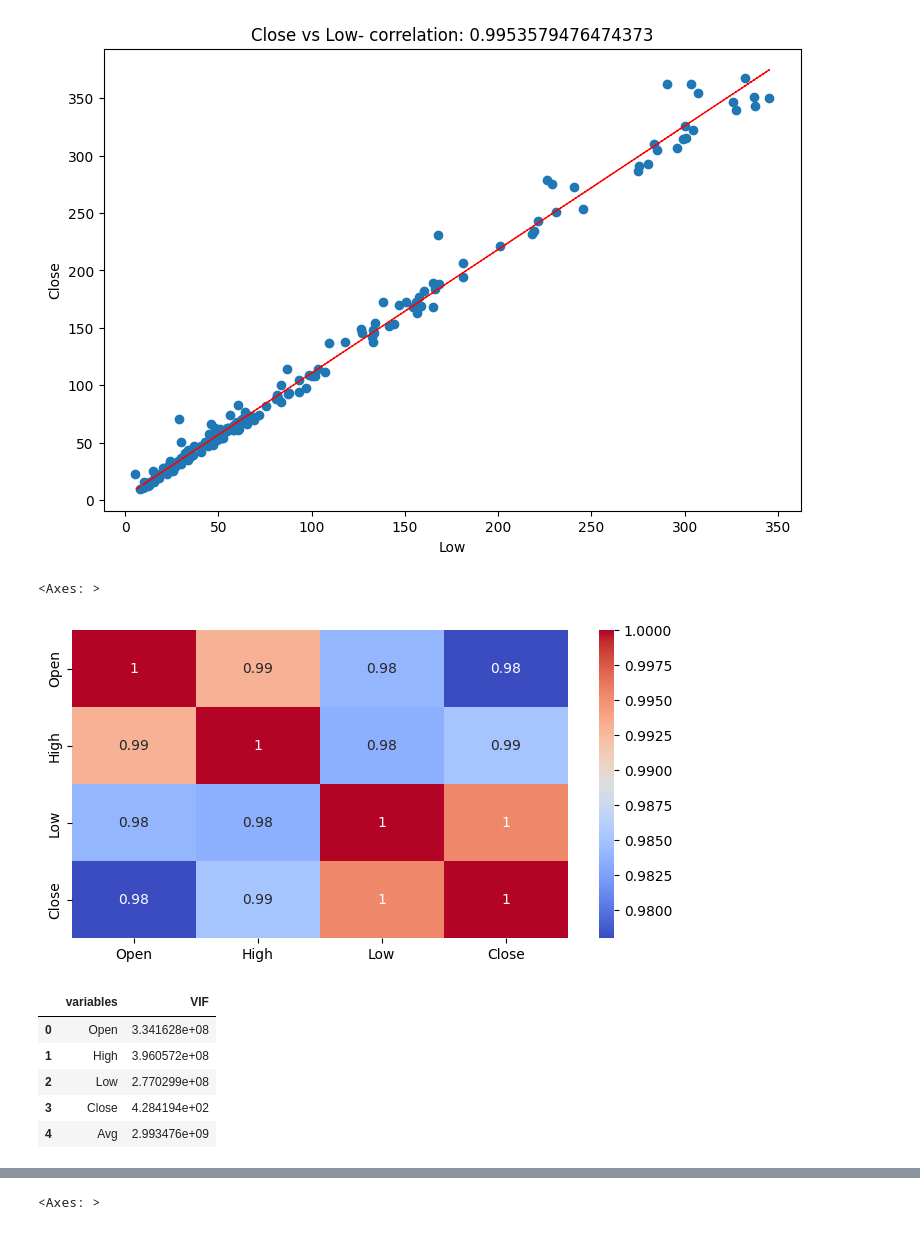
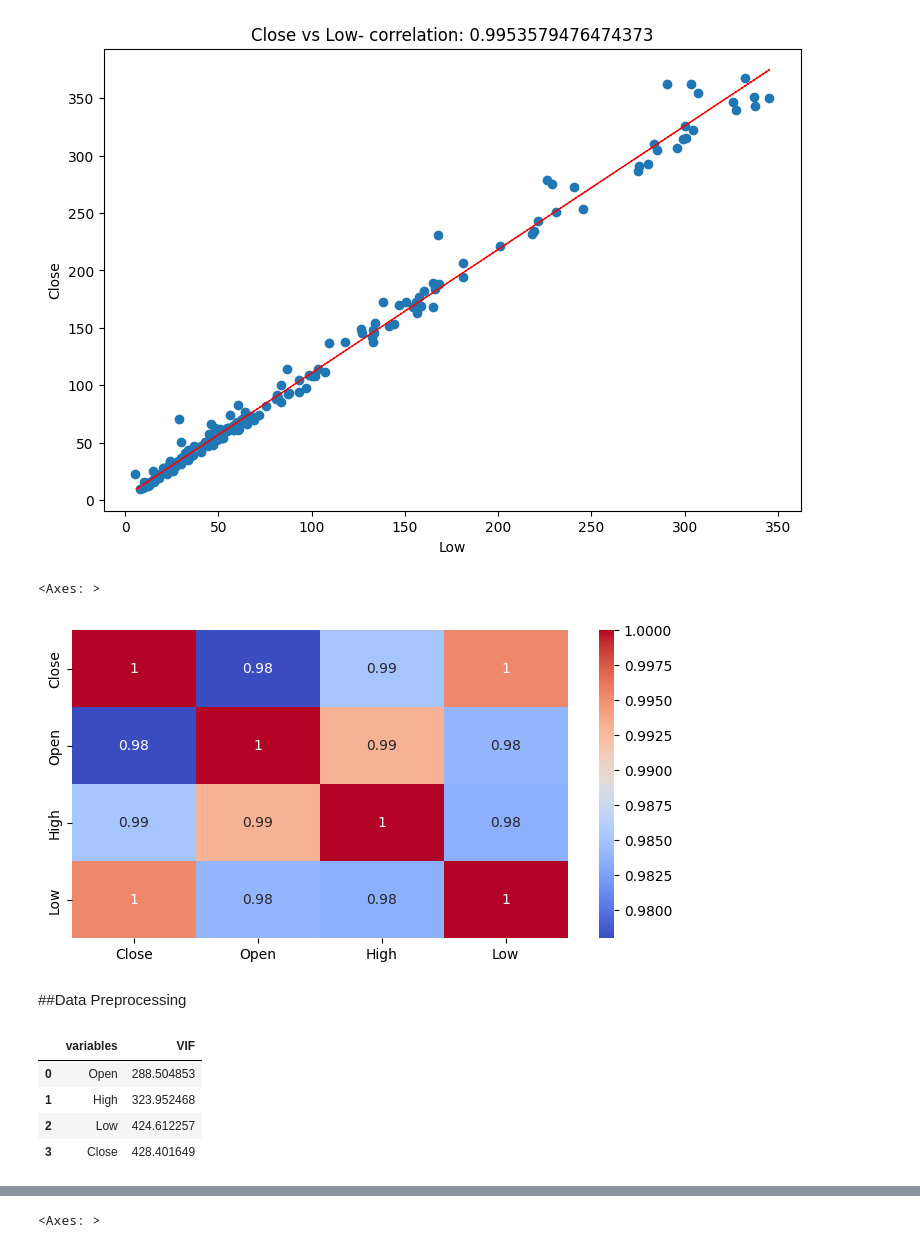
Before and after one commit to iamakshay0228/linear-regression, a Jupyter notebook: linear_regression.ipynb, the cells around one changed output, grey strips where cells are left out. Saved outputs shown, nothing was run; the diff lists cells and outputs as text; code cells hidden in the pictures.

```diff
--- a/linear_regression.ipynb
+++ b/linear_regression.ipynb
@@ -171,8 +161,8 @@ plt.show()
 [figure]
 # %%
 plt.figure(figsize=(8,4))
-correlation = YB_df.corr()
+correlation = YB_df[['Close','Open','High','Low']].corr()
 sns.heatmap(abs(correlation), annot=True, cmap='coolwarm')
 # %% [output]
 <Axes: >
-[figure, old version]
+[figure, new version]
@@ -182,3 +169,5 @@ YB_df['Avg']= YB_df[['High','Low','Open']].mean(axis=1).round(2)
+# %% [markdown]
+##Data Preprocessing
 # %%
 from statsmodels.stats.outliers_influence import variance_inflation_factor
 def calc_vif(X):
@@ -190,11 +179,10 @@ def calc_vif(X):
 
     return(vif)
 # %%
-calc_vif(YB_df[[i for i in YB_df.describe().columns]])
+calc_vif(YB_df[[i for i in YB_df.describe().columns if i not in['Date'] ]])
 # %% [output]
 |  | variables | VIF |
-| 0 | Open | 3.341628e+08 |
-| 1 | High | 3.960572e+08 |
-| 2 | Low | 2.770299e+08 |
-| 3 | Close | 4.284194e+02 |
-| 4 | Avg | 2.993476e+09 |
+| 0 | Open | 288.504853 |
+| 1 | High | 323.952468 |
+| 2 | Low | 424.612257 |
+| 3 | Close | 428.401649 |
```
Also changed, not shown: parts of 43 cells of this notebook.
